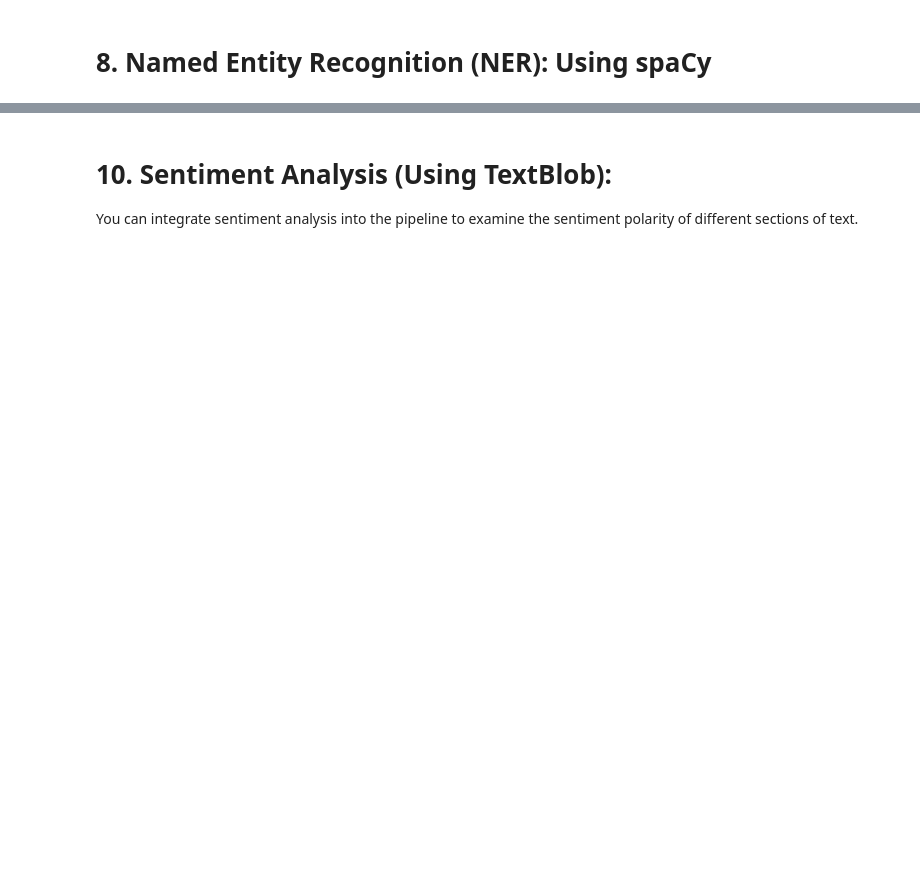
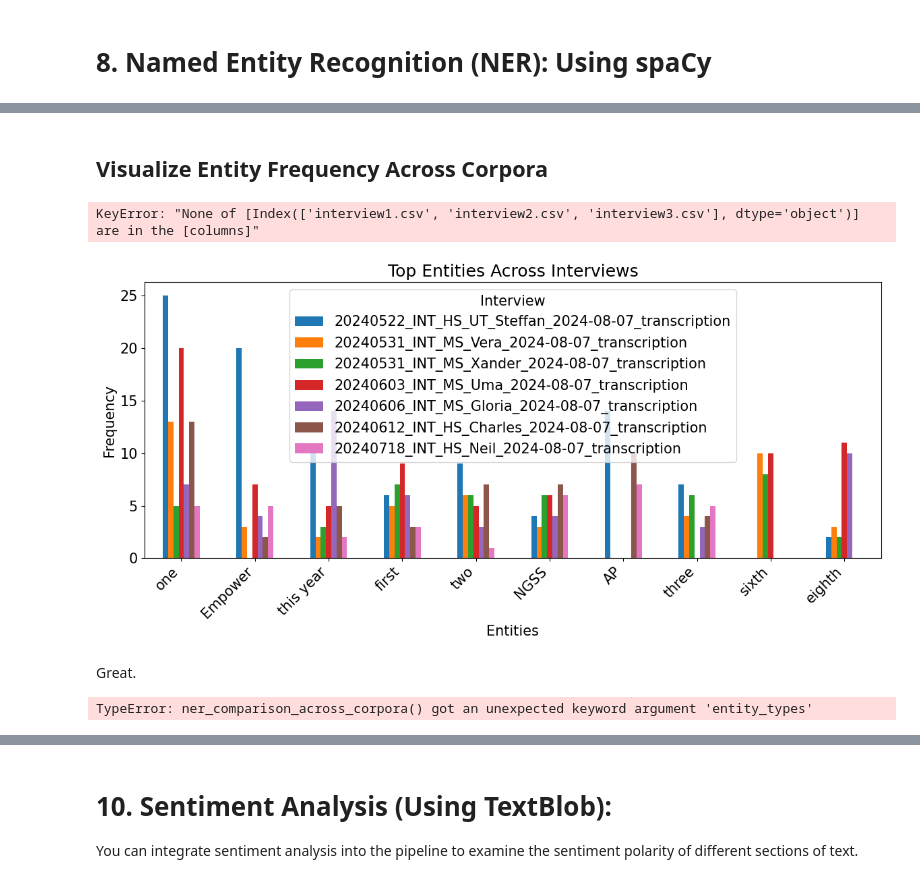
Before and after one commit to mrhallonline/NLP_Pipeline4Researchers, a Jupyter notebook: 03_NLTK_NLP_Pipeline_V6.ipynb, the cells around one changed output, grey strips where cells are left out. Saved outputs shown, nothing was run; the diff lists cells and outputs as text; code cells hidden in the pictures; blank space fills up the shorter version.

```diff
--- a/03_NLTK_NLP_Pipeline_V6.ipynb
+++ b/03_NLTK_NLP_Pipeline_V6.ipynb
@@ -650,0 +1411,40 @@ for file_path, text_obj in nltk_texts.items():
+# %% [markdown]
+## Visualize Entity Frequency Across Corpora
+# %%
+# Plot top entities
+top_entities = entity_freq_df.head(10)
+top_entities.plot(kind='bar', y=['interview1.csv', 'interview2.csv', 'interview3.csv'], figsize=(10, 6))
+plt.title('Top Entities Across Interviews')
+plt.xlabel('Entities')
+plt.ylabel('Frequency')
+plt.show()
+# %% [output]
+KeyError: "None of [Index(['interview1.csv', 'interview2.csv', 'interview3.csv'], dtype='object')] are in the [columns]"
+# %%
+# Assuming 'entity_freq_df' is your DataFrame containing entity frequencies
+
+# Get top entities
+top_entities = entity_freq_df.head(10)
+
+# Get the list of corpus names (column names) excluding 'Total'
+corpus_names = [col for col in top_entities.columns if col != 'Total']
+
+# Plot the top entities
+ax = top_entities[corpus_names].plot(kind='bar', figsize=(12, 6))
+
+# Set the title and labels
+plt.title('Top Entities Across Interviews')
+plt.xlabel('Entities')
+plt.ylabel('Frequency')
+
+# Adjust x-axis labels to improve readability
+ax.set_xticklabels(top_entities.index, rotation=45, ha='right')
+
+# Add legend with a title
+plt.legend(title='Interview')
+
+# Show the plot
+plt.tight_layout()
+plt.show()
+# %% [output]
+[figure, added]
@@ -650,0 +1488,26 @@ for file_path, text_obj in nltk_texts.items():
+# %%
+# Visualize entities in a sample text
+from spacy import displacy
+
+def visualize_sample_entities(text):
+    doc = nlp(text)
+    displacy.render(doc, style='ent', jupyter=True)
+
+# Example usage
+sample_text = df['text'].iloc[0]  # Get the first text entry from a DataFrame
+visualize_sample_entities(sample_text)
+# %% [output]
+Great.
+# %%
+# Example usage (after your existing processing pipeline)
+if __name__ == "__main__":
+    # Assuming you have already processed the transcripts and have 'processed_transcripts'
+
+    # Specify the entity types you're interested in (optional)
+    entity_types = ['PERSON', 'ORG', 'GPE', 'LOC']  # For example, focus on people, organizations, and locations
+
+    # Perform NER comparisons across corpora with specified entity types
+    entities_by_corpus, unique_entities_by_corpus, common_entities, entity_freq_df = ner_comparison_across_corpora(
+        processed_transcripts, entity_types=entity_types)
+# %% [output]
+TypeError: ner_comparison_across_corpora() got an unexpected keyword argument 'entity_types'
```
Also changed, not shown: parts of 55 cells of this notebook, 1 other file.
